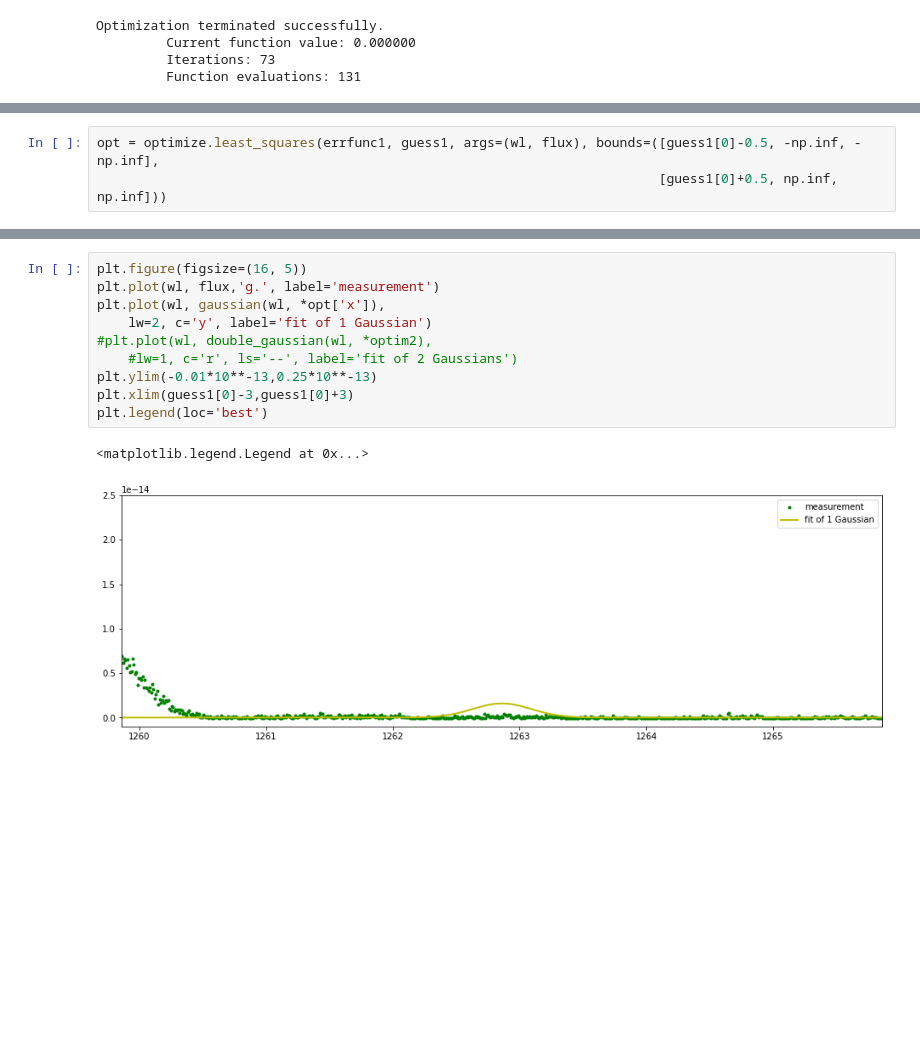
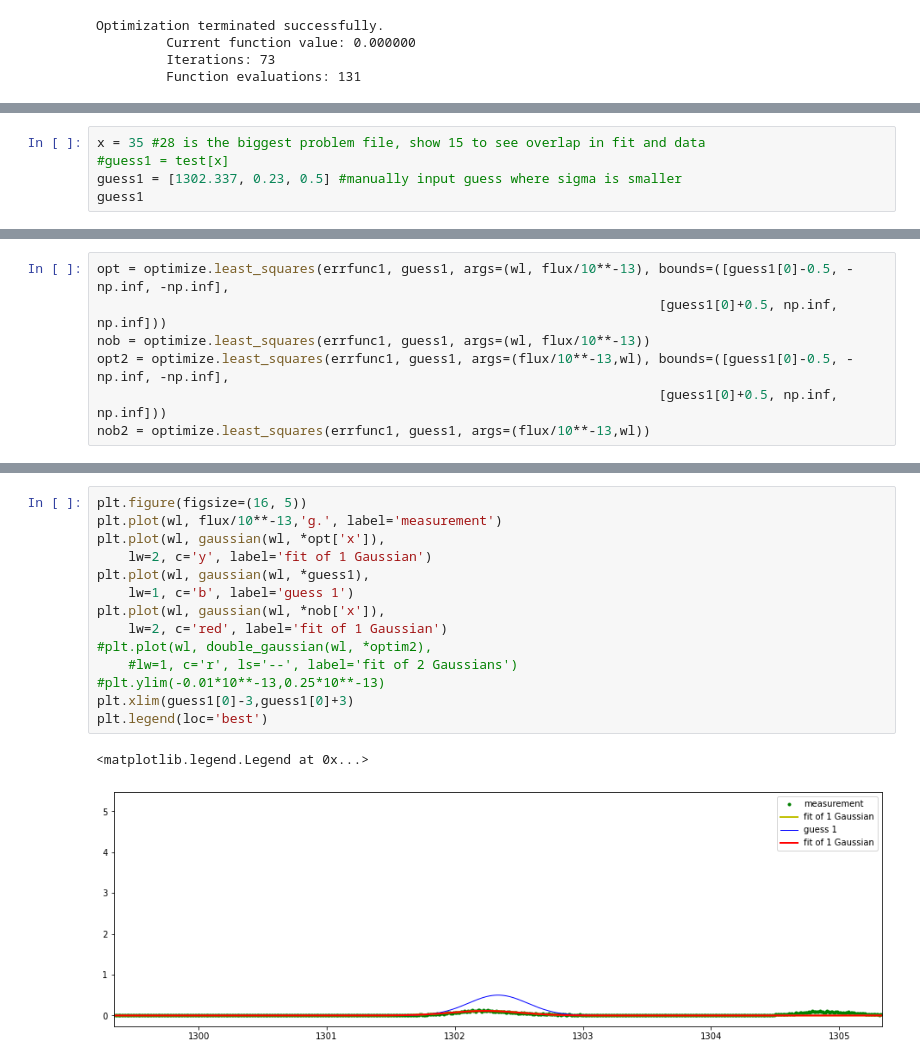
Before and after one commit to 18ganesha/io_brightness, a Jupyter notebook: notebooks/18_amplitude_correction_fit.ipynb, the cells around one changed output, grey strips where cells are left out. Saved outputs shown, nothing was run; the diff lists cells and outputs as text; blank space fills up the shorter version.

Commit message:
least_squares() works if flux is divided by 10^-13

```diff
--- a/notebooks/18_amplitude_correction_fit.ipynb
+++ b/notebooks/18_amplitude_correction_fit.ipynb
@@ -119,0 +127,5 @@ Optimization terminated successfully.
+# %%
+x = 35 #28 is the biggest problem file, show 15 to see overlap in fit and data
+#guess1 = test[x]
+guess1 = [1302.337, 0.23, 0.5] #manually input guess where sigma is smaller
+guess1
@@ -120,3 +134,7 @@ Optimization terminated successfully.
 # %%
-opt = optimize.least_squares(errfunc1, guess1, args=(wl, flux), bounds=([guess1[0]-0.5, -np.inf, -np.inf],
+opt = optimize.least_squares(errfunc1, guess1, args=(wl, flux/10**-13), bounds=([guess1[0]-0.5, -np.inf, -np.inf],
                                                                         [guess1[0]+0.5, np.inf, np.inf]))
+nob = optimize.least_squares(errfunc1, guess1, args=(wl, flux/10**-13))
+opt2 = optimize.least_squares(errfunc1, guess1, args=(flux/10**-13,wl), bounds=([guess1[0]-0.5, -np.inf, -np.inf],
+                                                                        [guess1[0]+0.5, np.inf, np.inf]))
+nob2 = optimize.least_squares(errfunc1, guess1, args=(flux/10**-13,wl))
@@ -127,13 +148,17 @@ array([1.26286e+03, 2.30000e-01, 1.59000e-15])
 # %%
 plt.figure(figsize=(16, 5))
-plt.plot(wl, flux,'g.', label='measurement')
+plt.plot(wl, flux/10**-13,'g.', label='measurement')
 plt.plot(wl, gaussian(wl, *opt['x']),
     lw=2, c='y', label='fit of 1 Gaussian')
+plt.plot(wl, gaussian(wl, *guess1),
+    lw=1, c='b', label='guess 1')
+plt.plot(wl, gaussian(wl, *nob['x']),
+    lw=2, c='red', label='fit of 1 Gaussian')
 #plt.plot(wl, double_gaussian(wl, *optim2),
     #lw=1, c='r', ls='--', label='fit of 2 Gaussians')
-plt.ylim(-0.01*10**-13,0.25*10**-13)
+#plt.ylim(-0.01*10**-13,0.25*10**-13)
 plt.xlim(guess1[0]-3,guess1[0]+3)
 plt.legend(loc='best')
 # %% [output]
 <matplotlib.legend.Legend at 0x...>
-[figure, old version]
+[figure, new version]
```
Also changed, not shown: parts of 9 cells of this notebook.
